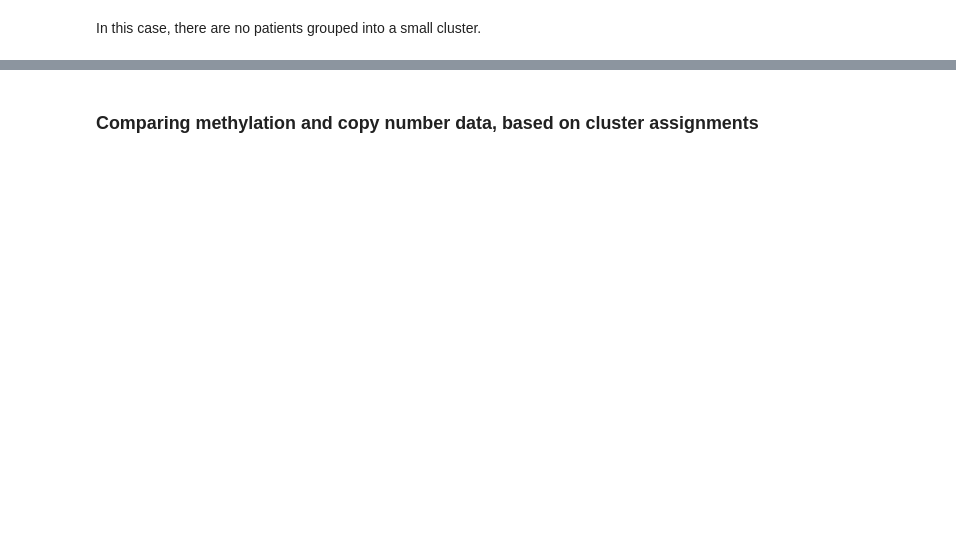
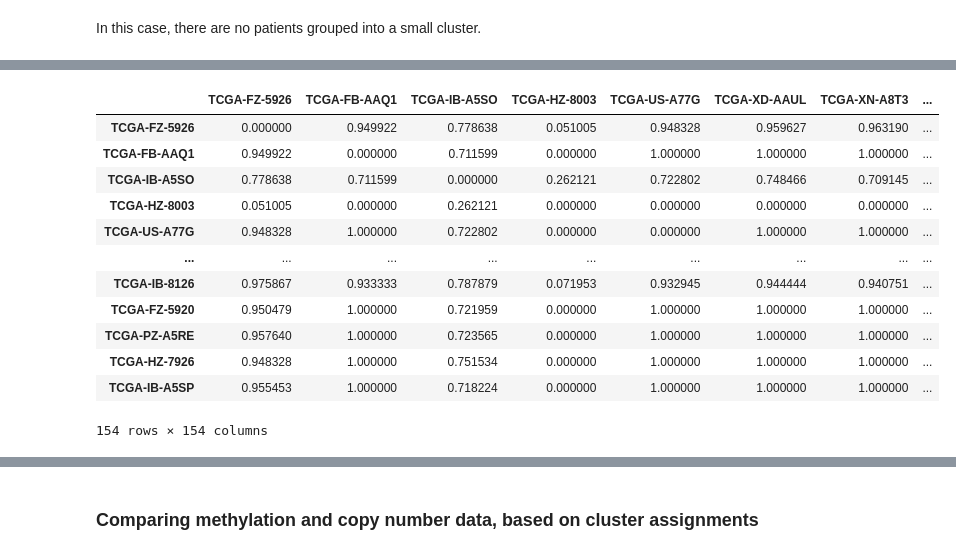
Before and after one commit to ocbe-uio/imoc_pdac, a Jupyter notebook: notebooks/final_clusters_analysis.ipynb, the cells around one changed output, grey strips where cells are left out. Cells and saved outputs as stored; diff of their text form; code cells hidden in the pictures; blank space fills up the shorter version.

```diff
--- a/notebooks/final_clusters_analysis.ipynb
+++ b/notebooks/final_clusters_analysis.ipynb
@@ -83,3 +91,20 @@ consensus_matrix = consensus_matrix(final_clusters)
+# %%
+consensus_matrix = pd.read_csv("consensus_matrix.csv", index_col=0)
+consensus_matrix
+# %% [output]
+|  | TCGA-FZ-5926 | TCGA-FB-AAQ1 | TCGA-IB-A5SO | TCGA-HZ-8003 | TCGA-US-A77G | TCGA-XD-AAUL | TCGA-XN-A8T3 | ... |
+| TCGA-FZ-5926 | 0.000000 | 0.949922 | 0.778638 | 0.051005 | 0.948328 | 0.959627 | 0.963190 | ... |
+| TCGA-FB-AAQ1 | 0.949922 | 0.000000 | 0.711599 | 0.000000 | 1.000000 | 1.000000 | 1.000000 | ... |
+| TCGA-IB-A5SO | 0.778638 | 0.711599 | 0.000000 | 0.262121 | 0.722802 | 0.748466 | 0.709145 | ... |
+| TCGA-HZ-8003 | 0.051005 | 0.000000 | 0.262121 | 0.000000 | 0.000000 | 0.000000 | 0.000000 | ... |
+| TCGA-US-A77G | 0.948328 | 1.000000 | 0.722802 | 0.000000 | 0.000000 | 1.000000 | 1.000000 | ... |
+| ... | ... | ... | ... | ... | ... | ... | ... | ... |
+| TCGA-IB-8126 | 0.975867 | 0.933333 | 0.787879 | 0.071953 | 0.932945 | 0.944444 | 0.940751 | ... |
+| TCGA-FZ-5920 | 0.950479 | 1.000000 | 0.721959 | 0.000000 | 1.000000 | 1.000000 | 1.000000 | ... |
+| TCGA-PZ-A5RE | 0.957640 | 1.000000 | 0.723565 | 0.000000 | 1.000000 | 1.000000 | 1.000000 | ... |
+| TCGA-HZ-7926 | 0.948328 | 1.000000 | 0.751534 | 0.000000 | 1.000000 | 1.000000 | 1.000000 | ... |
+| TCGA-IB-A5SP | 0.955453 | 1.000000 | 0.718224 | 0.000000 | 1.000000 | 1.000000 | 1.000000 | ... |
+154 rows × 154 columns
 # %%
 # Applying k-means clustering to consensus matrix
 from sklearn.cluster import KMeans
```
Also changed, not shown: parts of 12 cells of this notebook, 8 other files.
